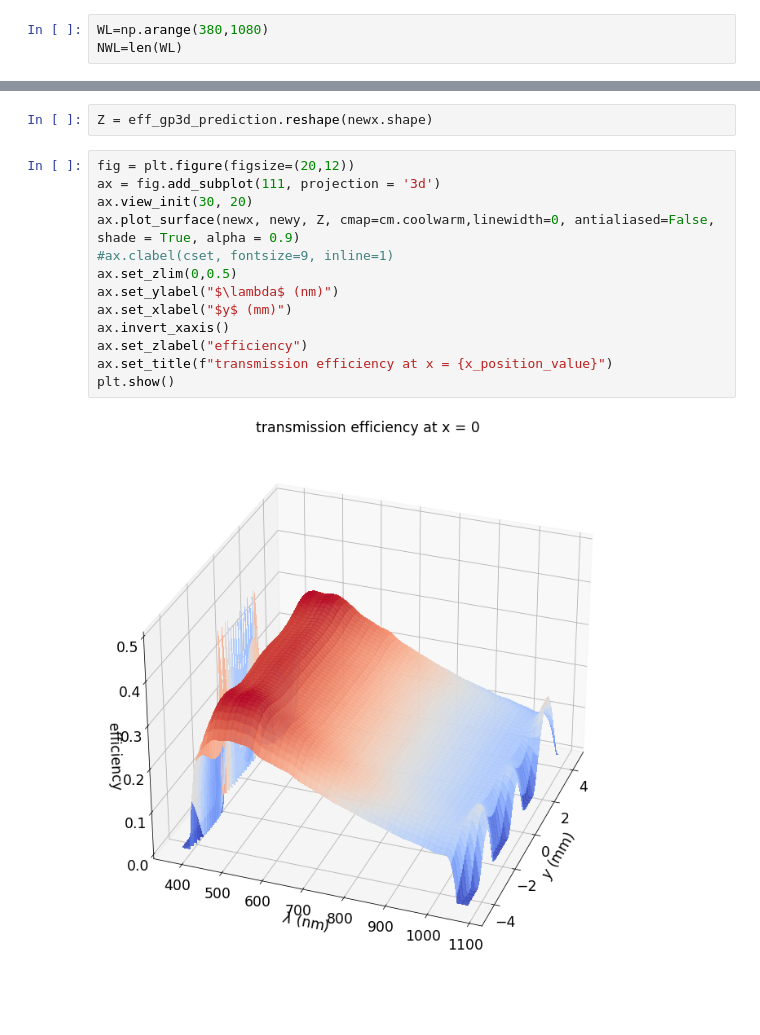
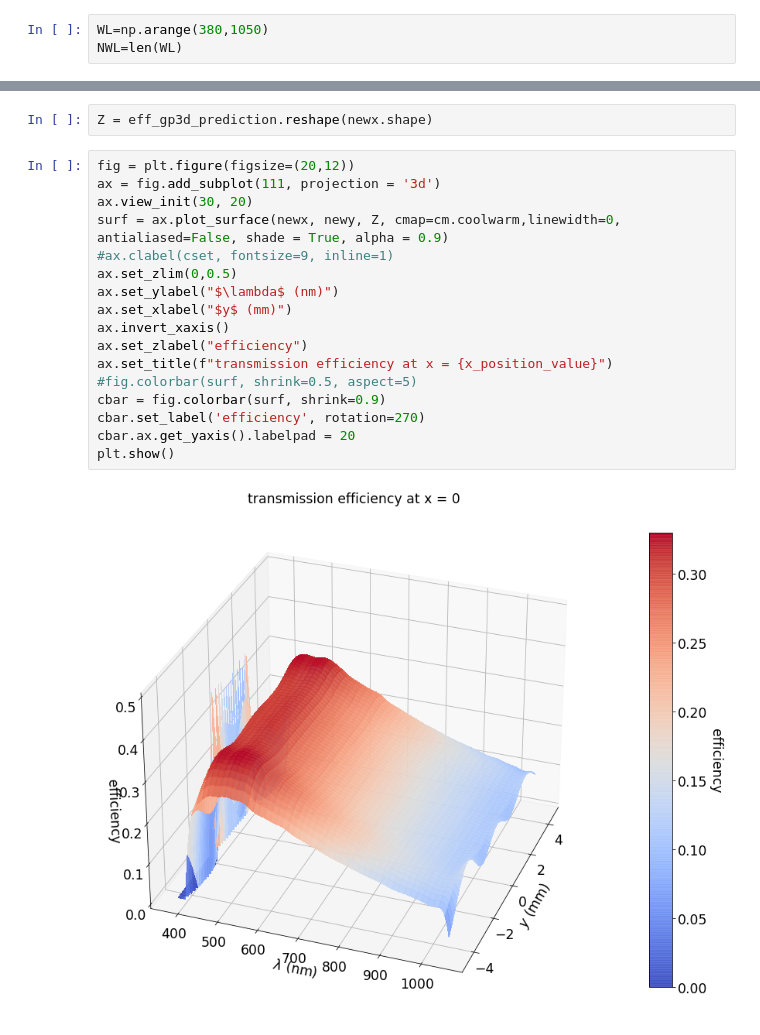
Before and after one commit to sylvielsstfr/HoloTransmissionCube, a Jupyter notebook: FitDataCubeTransmissionGP.ipynb, the cells around one changed output, grey strips where cells are left out. Cells and saved outputs as stored; diff of their text form; blank space fills up the shorter version.

```diff
--- a/FitDataCubeTransmissionGP.ipynb
+++ b/FitDataCubeTransmissionGP.ipynb
@@ -43,7 +43,7 @@ plt.rcParams.update({'figure.max_open_warning': 0})
 # %% [markdown]
 # Configuration
 # %%
-WL=np.arange(380,1080)
+WL=np.arange(380,1050)
 NWL=len(WL)
 # %%
 XMIN = -4.5
@@ -729,15 +733,19 @@ Z = eff_gp3d_prediction.reshape(newx.shape)
 # %%
 fig = plt.figure(figsize=(20,12))
 ax = fig.add_subplot(111, projection = '3d')
 ax.view_init(30, 20)
-ax.plot_surface(newx, newy, Z, cmap=cm.coolwarm,linewidth=0, antialiased=False, shade = True, alpha = 0.9)
+surf = ax.plot_surface(newx, newy, Z, cmap=cm.coolwarm,linewidth=0, antialiased=False, shade = True, alpha = 0.9)
 #ax.clabel(cset, fontsize=9, inline=1)
 ax.set_zlim(0,0.5)
 ax.set_ylabel("$\lambda$ (nm)")
 ax.set_xlabel("$y$ (mm)")
 ax.invert_xaxis()
 ax.set_zlabel("efficiency")
 ax.set_title(f"transmission efficiency at x = {x_position_value}")
+#fig.colorbar(surf, shrink=0.5, aspect=5)
+cbar = fig.colorbar(surf, shrink=0.9)
+cbar.set_label('efficiency', rotation=270)
+cbar.ax.get_yaxis().labelpad = 20
 plt.show()
 # %% [output]
-[figure, old version]
+[figure, new version]
```
Also changed, not shown: parts of 10 cells of this notebook.
